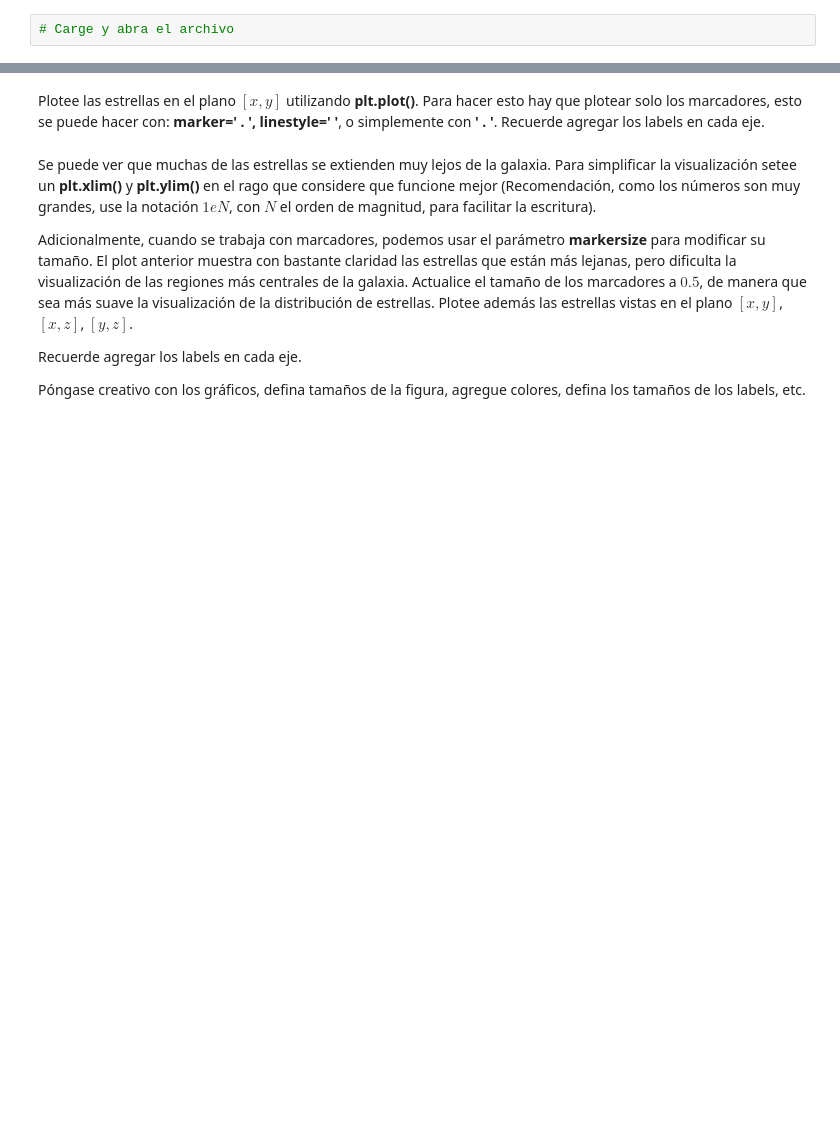
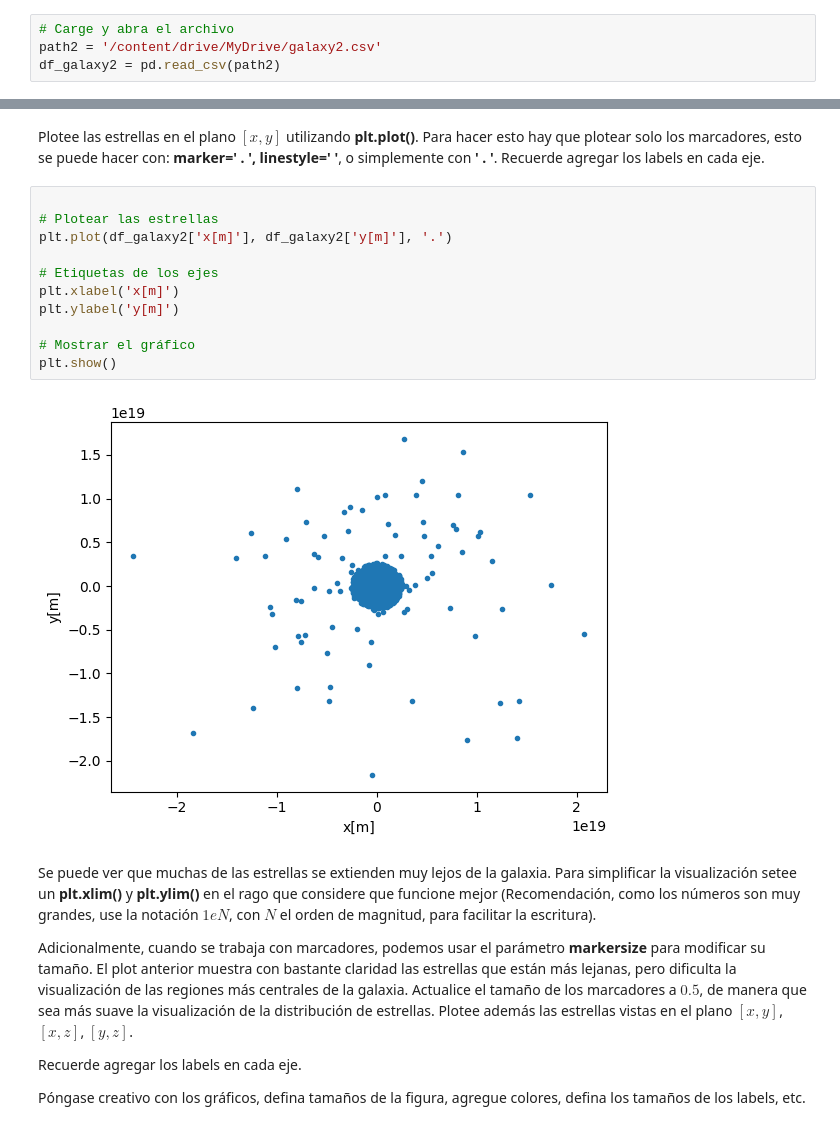
Before and after one commit to carlos-riquelme-c/Tarea-1, a Jupyter notebook: Tarea_1.ipynb, the cells around one changed output, grey strips where cells are left out. Cells and saved outputs as stored; diff of their text form; blank space fills up the shorter version.

```diff
--- a/Tarea_1.ipynb
+++ b/Tarea_1.ipynb
@@ -299,6 +345,8 @@ Como ultimo paso, agregue una grilla con **plt.grid(True)**. Además añada un t
 El archivo **galaxy2.csv** contiene datos de la posición de estrellas sintéticas de una galaxia. Al igual que en la sección anterior, cargue los datos utilizando **pd.read_csv()**.
 # %%
 # Carge y abra el archivo
+path2 = '/content/drive/MyDrive/galaxy2.csv'
+df_galaxy2 = pd.read_csv(path2)
 # %% [markdown]
 Vea los primeros 10 elementos del dataframe. ¿Qué tipo de información puede encontrar? Dado el nombre de las columnas, ¿en qué unidades se encuentran?
 
@@ -306,5 +368,18 @@ Vea los primeros 10 elementos del dataframe. ¿Qué tipo de información puede e
 # %% [markdown]
 Plotee las estrellas en el plano $[x, y]$ utilizando **plt.plot()**. Para hacer esto hay que plotear solo los marcadores, esto se puede hacer con: **marker=' . ', linestyle='  '**, o simplemente con **' . '**. Recuerde agregar los labels en cada eje.
+# %%
+
+# Plotear las estrellas
+plt.plot(df_galaxy2['x[m]'], df_galaxy2['y[m]'], '.')
+
+# Etiquetas de los ejes
+plt.xlabel('x[m]')
+plt.ylabel('y[m]')
+
+# Mostrar el gráfico
+plt.show()
+# %% [output]
+[figure, added]
 # %% [markdown]
 Se puede ver que muchas de las estrellas se extienden muy lejos de la galaxia. Para simplificar la visualización setee un **plt.xlim()** y **plt.ylim()** en el rago que considere que funcione mejor (Recomendación, como los números son muy grandes, use la notación $1eN$, con $N$ el orden de magnitud, para facilitar la escritura).
 
```
Also changed, not shown: parts of 26 cells of this notebook.
